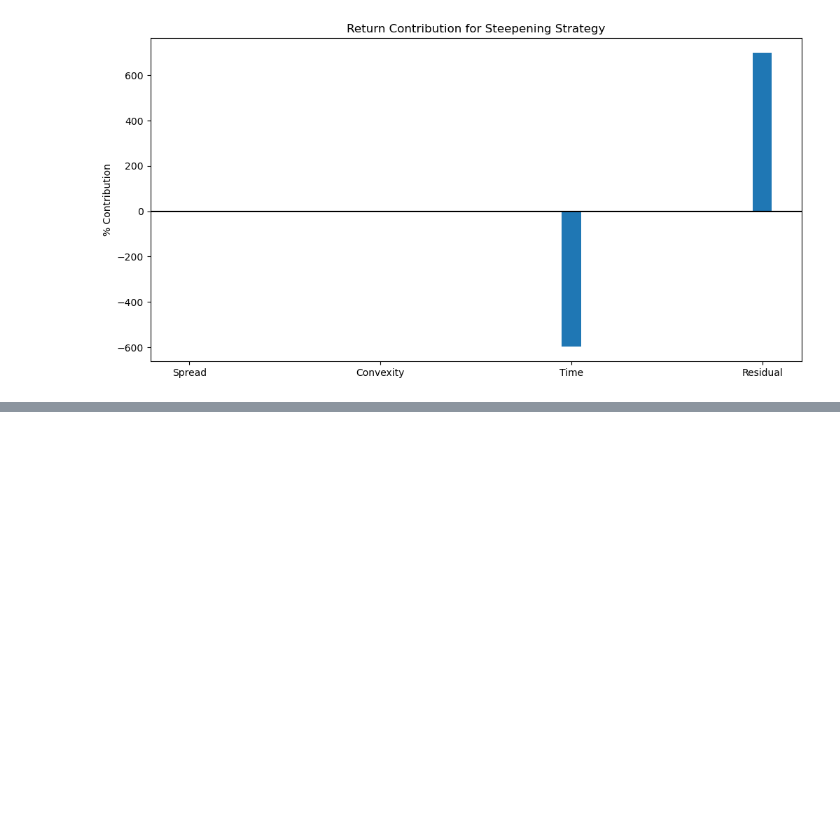
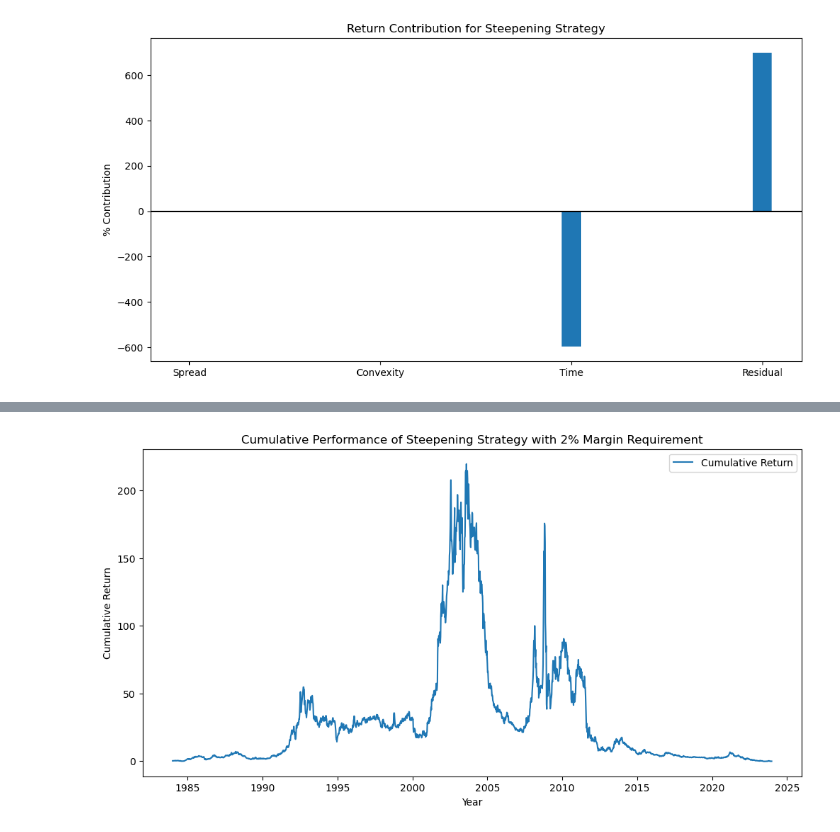
Before and after one commit to vdp96/fixed_income, a Jupyter notebook: yield_spread_strat.ipynb, the cells around one changed output, grey strips where cells are left out. Cells and saved outputs as stored; diff of their text form; code cells hidden in the pictures; blank space fills up the shorter version.

```diff
--- a/yield_spread_strat.ipynb
+++ b/yield_spread_strat.ipynb
@@ -418,0 +522,13 @@ plt.show()
+# %%
+plt.figure(figsize=(12, 6))
+
+plt.plot(df["Date"], df["cum_return"], label="Cumulative Return")
+
+plt.legend(loc="best")
+plt.title("Cumulative Performance of Steepening Strategy with 2% Margin Requirement")
+plt.xlabel("Year")
+plt.ylabel("Cumulative Return")
+
+plt.show()
+# %% [output]
+[figure, added]
```
Also changed, not shown: parts of 18 cells of this notebook, 1 other file.
